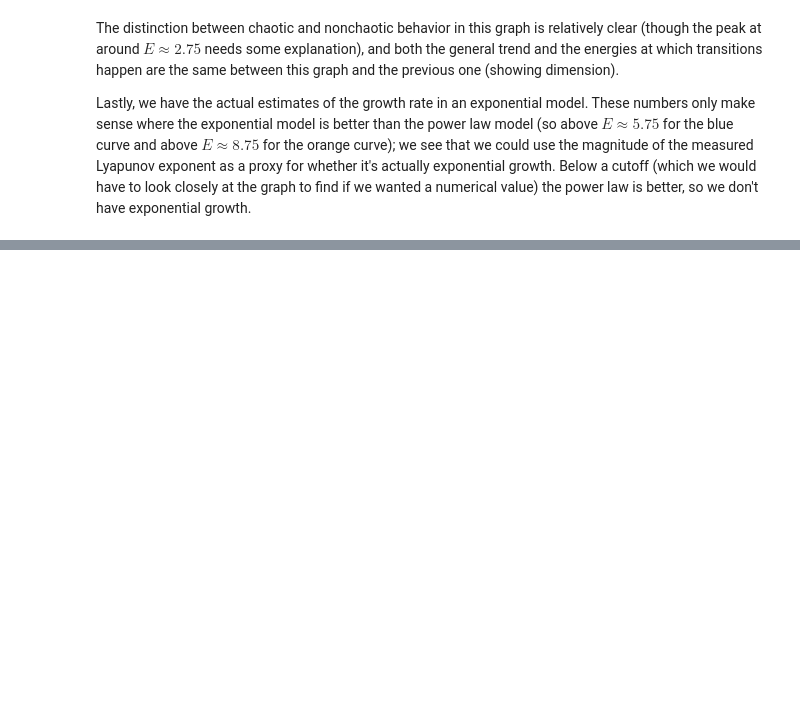
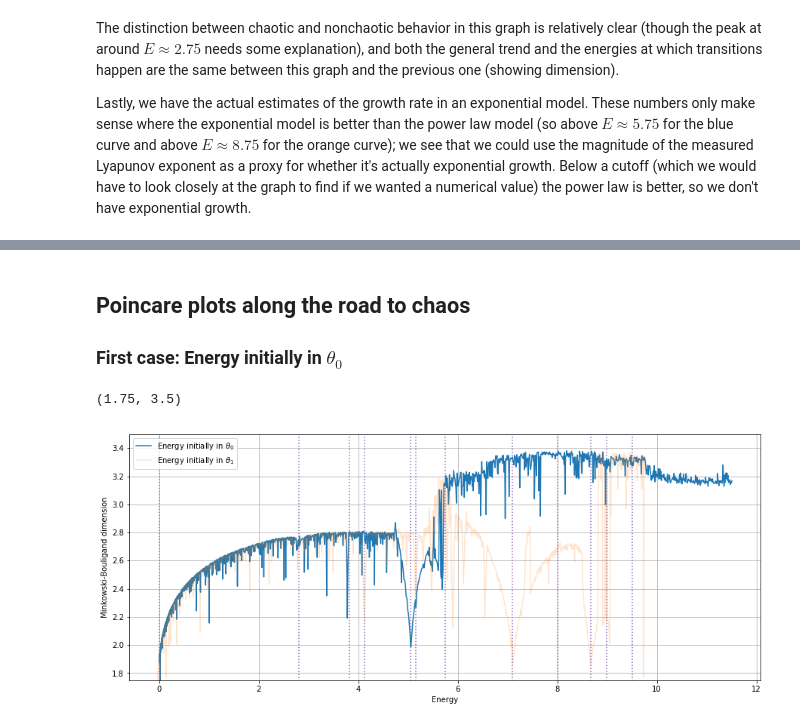
Before and after one commit to tachycline/multipendulum, a Jupyter notebook: Results.ipynb, the cells around one changed output, grey strips where cells are left out. Saved outputs shown, nothing was run; the diff lists cells and outputs as text; code cells hidden in the pictures; blank space fills up the shorter version.

```diff
--- a/Results.ipynb
+++ b/Results.ipynb
@@ -101,0 +126,24 @@ plt.grid()
+# %% [markdown]
+## Poincare plots along the road to chaos
+
+### First case: Energy initially in $\theta_0$
+# %%
+
+E0 = theta0res.energy.iloc[0]
+plt.plot(theta0res.energy-E0, theta0res.MBdim, color="C0", label=r"Energy initially in $\theta_0$",)
+plt.plot(theta1res.energy-E0, theta1res.MBdim, color="C1", label=r"Energy initially in $\theta_1$", alpha=0.2)
+fig = plt.gcf()
+fig.set_figwidth(15)
+fig.set_figheight(6)
+plt.legend(loc="upper left", bbox_to_anchor=(0,1))
+plt.ylabel("Minkowski-Bouligand dimension")
+plt.xlabel("Energy")
+plt.grid()
+ax = plt.gca()
+energies = np.array([0, 2.8, 3.825, 4.125, 5.05, 5.15, 5.74, 7.1, 8, 8.67, 8.99, 9.5])
+ax.vlines(energies, ymin=1, ymax=4, color="C4", linestyle=":")
+ax.set_ylim(1.75, 3.5)
+#plt.xlim(8.6,8.8)
+# %% [output]
+(1.75, 3.5)
+[figure, added]
```
Also changed, not shown: parts of 16 cells of this notebook.
